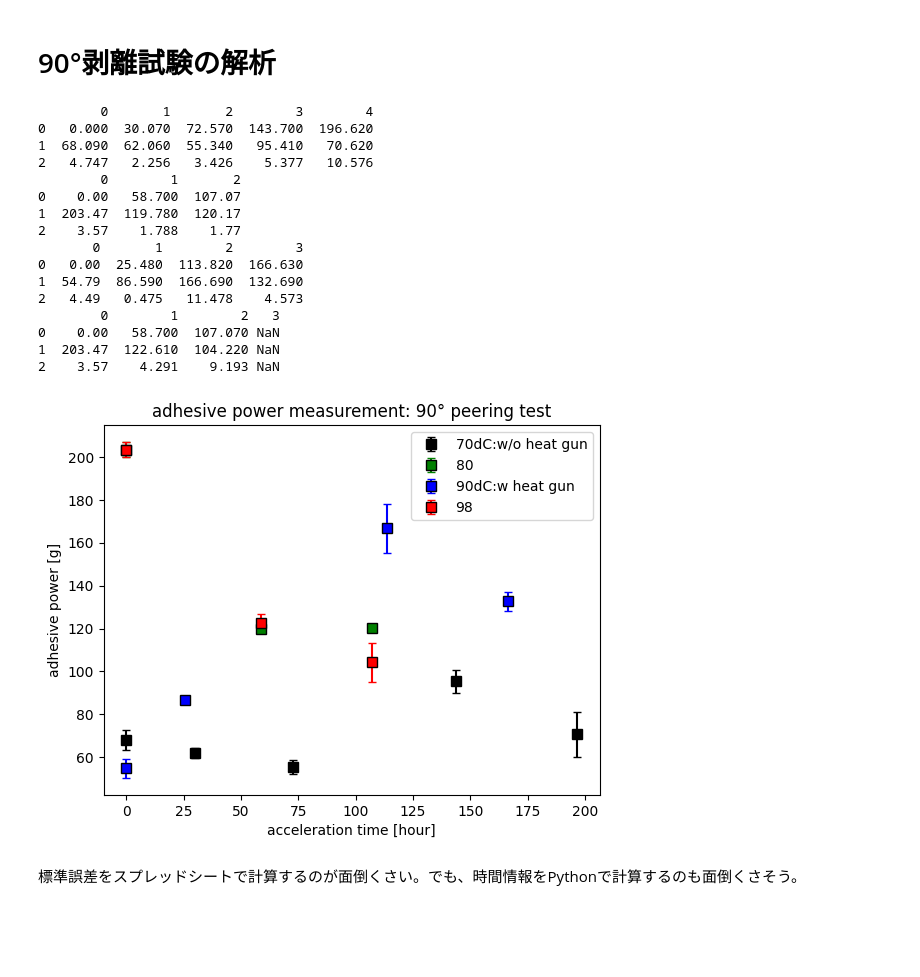
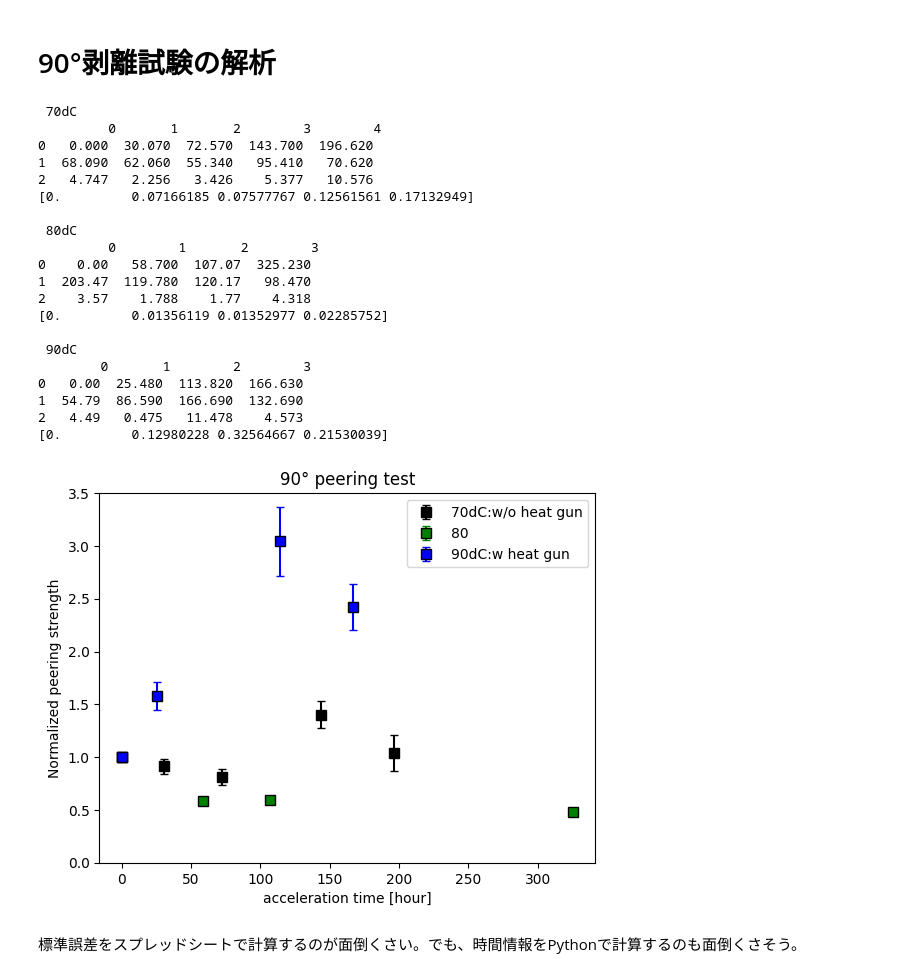
Before and after one commit to Dwaka-epx/Python-codes, a Jupyter notebook: tape/peering90.ipynb, the cells around one changed output. Cells and saved outputs as stored; diff of their text form; code cells hidden in the pictures; blank space fills up the shorter version.

Commit message:
2ndStageWelding,peering90.ipynb,sheering_test.ipynb: signals and weigths are normalized\n directory structure has changed.

```diff
--- a/tape/peering90.ipynb
+++ b/tape/peering90.ipynb
@@ -3,57 +3,73 @@
 # %%
 import pandas as pd
 import matplotlib.pyplot as plt
 import numpy as np
 
-T_accel =[70,80,90,98]
+T_accel =["70dC","80dC","90dC"]
 fig, ax = plt.subplots()
 colors = ['black','green','blue','red']
 ntemp = T_accel.__len__()
 label_list = ['70dC:w/o heat gun' ,'80' ,'90dC:w heat gun' ,'98']
 
 for itemp in range(ntemp):
-    temp_accel = T_accel[itemp]
-    filename = f'peering_{temp_accel}dC.csv'
+	temp_accel = T_accel[itemp]
+	filename = f'peering_{temp_accel}.csv'
+	df = pd.read_csv(filename,sep="\t"
+									 ,skiprows=1
+									 #,names=['1','2','3','4']
+									 ,header=None
+									 )
+	print("\n",temp_accel,"\n",df)
+	#weight_dataset = df.to_numpy()
+	#t_accel = weight_dataset[0]
+	#weight_break = weight_dataset[1]
+	#weight_err = weight_dataset[2]
+	#ax.errorbar(t_accel, weight_break, yerr=weight_err, capsize=3, fmt='s'
+	#            , ecolor=colors[itemp], color=colors[itemp],ms=7, mec='k'
+	#            , label=label_list[itemp])
 
-    df = pd.read_csv(filename,sep="\t"
-                     ,skiprows=1
-                     #,names=['1','2','3','4']
-                     ,header=None
-                     )
-    print(df)
-    weight_dataset = df.to_numpy()
-    t_accel = weight_dataset[0]
-    weight_break = weight_dataset[1]
-    weight_err = weight_dataset[2]
-
-    ax.errorbar(t_accel, weight_break, yerr=weight_err, capsize=3, fmt='s'
-                , ecolor=colors[itemp], color=colors[itemp],ms=7, mec='k'
-                , label=label_list[itemp])
+	weight_dataset = df.to_numpy()
+	t_accel = weight_dataset[0]
+	initialBreakingWeight = weight_dataset[1][0]
+	initialBreakingWeightErr = weight_dataset[2][0]
+	breakingWeightRatio = weight_dataset[1]/initialBreakingWeight
+	weightRatioErr = breakingWeightRatio*np.sqrt(np.square(weight_dataset[2]/weight_dataset[1])+np.square(initialBreakingWeightErr/initialBreakingWeight))
+	weightRatioErr[0] = 0
+	print(weightRatioErr)
+	ax.errorbar(t_accel, breakingWeightRatio, yerr=weightRatioErr, capsize=3, fmt='s'
+				, ecolor=colors[itemp], color=colors[itemp],ms=7, mec='k'
+				, label=label_list[itemp])
 
 ax.set_xlabel('acceleration time [hour]')
-ax.set_ylabel('adhesive power [g]')
+#ax.set_ylabel('adhesive power [g]')
+ax.set_ylabel('Normalized peering strength')
 #plt.yscale('log')
 plt.legend(loc='upper right')
-ax.set_title('adhesive power measurement: 90° peering test')
+ax.set_title('90° peering test')
+plt.ylim([0,3.5])
 plt.show()
 # %% [output]
-        0       1       2        3        4
+ 70dC
+         0       1       2        3        4
 0   0.000  30.070  72.570  143.700  196.620
 1  68.090  62.060  55.340   95.410   70.620
 2   4.747   2.256   3.426    5.377   10.576
-        0        1       2
-0    0.00   58.700  107.07
-1  203.47  119.780  120.17
-2    3.57    1.788    1.77
-       0       1        2        3
+[0.         0.07166185 0.07577767 0.12561561 0.17132949]
+
+ 80dC
+         0        1       2        3
+0    0.00   58.700  107.07  325.230
+1  203.47  119.780  120.17   98.470
+2    3.57    1.788    1.77    4.318
+[0.         0.01356119 0.01352977 0.02285752]
+
+ 90dC
+        0       1        2        3
 0   0.00  25.480  113.820  166.630
 1  54.79  86.590  166.690  132.690
 2   4.49   0.475   11.478    4.573
-        0        1        2   3
-0    0.00   58.700  107.070 NaN
-1  203.47  122.610  104.220 NaN
-2    3.57    4.291    9.193 NaN
+[0.         0.12980228 0.32564667 0.21530039]
-[figure, old version]
+[figure, new version]
 # %% [markdown]
 標準誤差をスプレッドシートで計算するのが面倒くさい。でも、時間情報をPythonで計算するのも面倒くさそう。
 # %%
```
Also changed, not shown: 10 other files.
